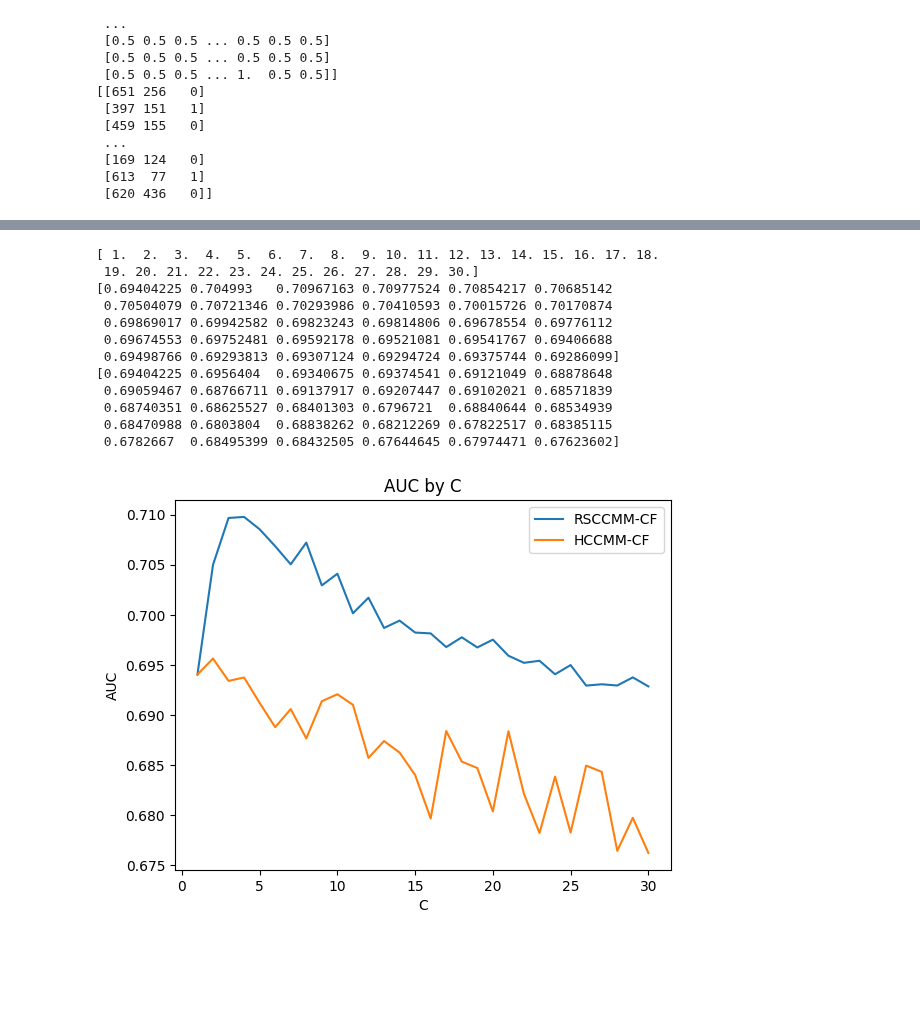
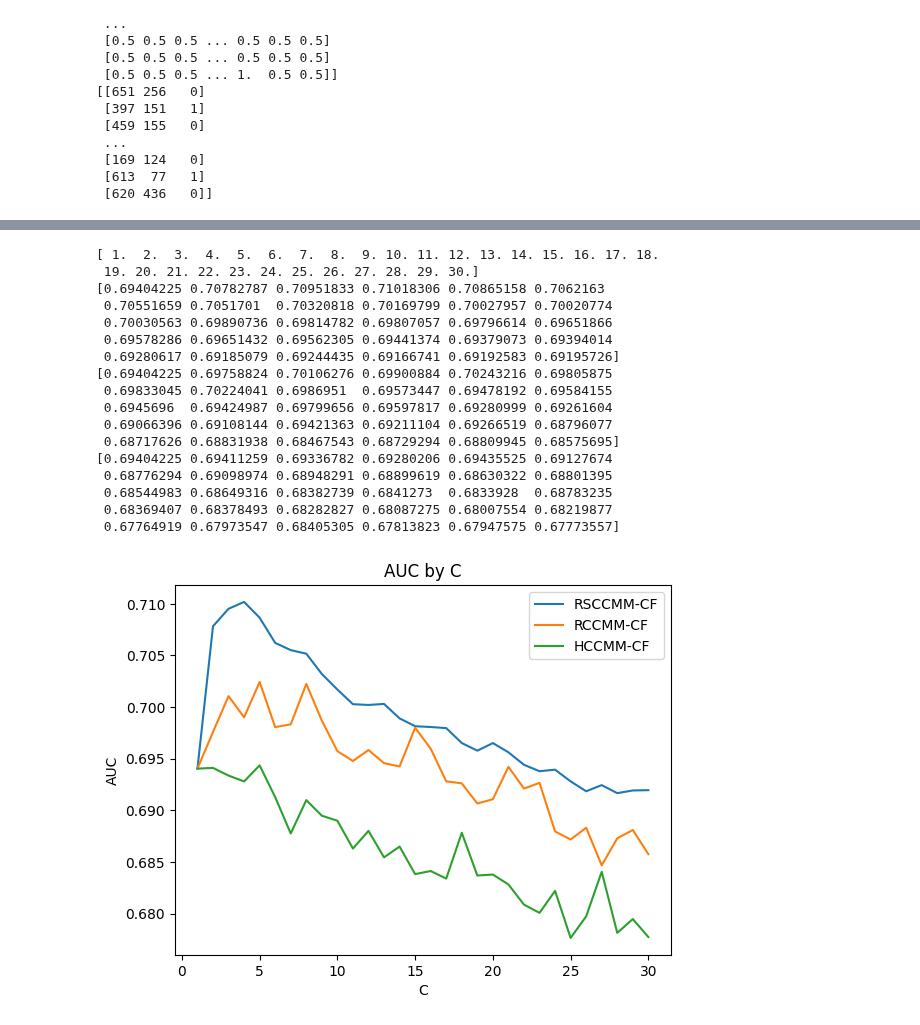
Before and after one commit to kimisuke0503/colab-research, a Jupyter notebook: movieLens_binarization/binary_movie_RSCCMM_CF_compare.ipynb, the cells around one changed output, grey strips where cells are left out. Saved outputs shown, nothing was run; the diff lists cells and outputs as text; code cells hidden in the pictures; blank space fills up the shorter version.

```diff
--- a/movieLens_binarization/binary_movie_RSCCMM_CF_compare.ipynb
+++ b/movieLens_binarization/binary_movie_RSCCMM_CF_compare.ipynb
@@ -295,37 +284,44 @@ beta_list:  [0.]
 # %%
 # csvデータから再現
-name = "binary_movie_RSCCMM_HCCMM_compare"
-labels=["RSCCMM-CF", "HCCMM-CF"] # TODO: ここちゃんと確認する（HCCMM or RCCMM）
+name = "binary_movie_RSCCMM_RCCMM_HCCMM_compare"
 input = pd.read_csv(f'{name}.csv', header=None)
 
 input_x_C = input.values[0] # Cのリスト
 input_y_RSCCMM_auc = input.values[1] # RSCCMM-CF results
 input_y_RCCMM_auc = input.values[2] # RCCMM-CF resulets
+input_y_HCCMM_auc = input.values[3] # HCCMM-CF results
 
 print(input_x_C)
 print(input_y_RSCCMM_auc)
 print(input_y_RCCMM_auc)
+print(input_y_HCCMM_auc)
 
-plt.plot(input_x_C, input_y_RSCCMM_auc, label=labels[0])
-plt.plot(input_x_C, input_y_RCCMM_auc, label=labels[1])
+plt.plot(input_x_C, input_y_RSCCMM_auc, label="RSCCMM-CF")
+plt.plot(input_x_C, input_y_RCCMM_auc, label="RCCMM-CF")
+plt.plot(input_x_C, input_y_HCCMM_auc, label="HCCMM-CF")
 
 
 plt.legend()
 plt.title('AUC by C')
 plt.xlabel('C')
 plt.ylabel('AUC')
 plt.savefig(f"{name}.png", format="png", dpi=300)
 # %% [output]
 [ 1.  2.  3.  4.  5.  6.  7.  8.  9. 10. 11. 12. 13. 14. 15. 16. 17. 18.
  19. 20. 21. 22. 23. 24. 25. 26. 27. 28. 29. 30.]
-[0.69404225 0.704993   0.70967163 0.70977524 0.70854217 0.70685142
- 0.70504079 0.70721346 0.70293986 0.70410593 0.70015726 0.70170874
- 0.69869017 0.69942582 0.69823243 0.69814806 0.69678554 0.69776112
- 0.69674553 0.69752481 0.69592178 0.69521081 0.69541767 0.69406688
- 0.69498766 0.69293813 0.69307124 0.69294724 0.69375744 0.69286099]
-[0.69404225 0.6956404  0.69340675 0.69374541 0.69121049 0.68878648
- 0.69059467 0.68766711 0.69137917 0.69207447 0.69102021 0.68571839
- 0.68740351 0.68625527 0.68401303 0.6796721  0.68840644 0.68534939
- 0.68470988 0.6803804  0.68838262 0.68212269 0.67822517 0.68385115
- 0.6782667  0.68495399 0.68432505 0.67644645 0.67974471 0.67623602]
+[0.69404225 0.70782787 0.70951833 0.71018306 0.70865158 0.7062163
+ 0.70551659 0.7051701  0.70320818 0.70169799 0.70027957 0.70020774
+ 0.70030563 0.69890736 0.69814782 0.69807057 0.69796614 0.69651866
+ 0.69578286 0.69651432 0.69562305 0.69441374 0.69379073 0.69394014
+ 0.69280617 0.69185079 0.69244435 0.69166741 0.69192583 0.69195726]
+[0.69404225 0.69758824 0.70106276 0.69900884 0.70243216 0.69805875
+ 0.69833045 0.70224041 0.6986951  0.69573447 0.69478192 0.69584155
+ 0.6945696  0.69424987 0.69799656 0.69597817 0.69280999 0.69261604
+ 0.69066396 0.69108144 0.69421363 0.69211104 0.69266519 0.68796077
+ 0.68717626 0.68831938 0.68467543 0.68729294 0.68809945 0.68575695]
+[0.69404225 0.69411259 0.69336782 0.69280206 0.69435525 0.69127674
+ 0.68776294 0.69098974 0.68948291 0.68899619 0.68630322 0.68801395
+ 0.68544983 0.68649316 0.68382739 0.6841273  0.6833928  0.68783235
+ 0.68369407 0.68378493 0.68282827 0.68087275 0.68007554 0.68219877
+ 0.67764919 0.67973547 0.68405305 0.67813823 0.67947575 0.67773557]
-[figure, old version]
+[figure, new version]
```
Also changed, not shown: parts of 3 cells of this notebook.
